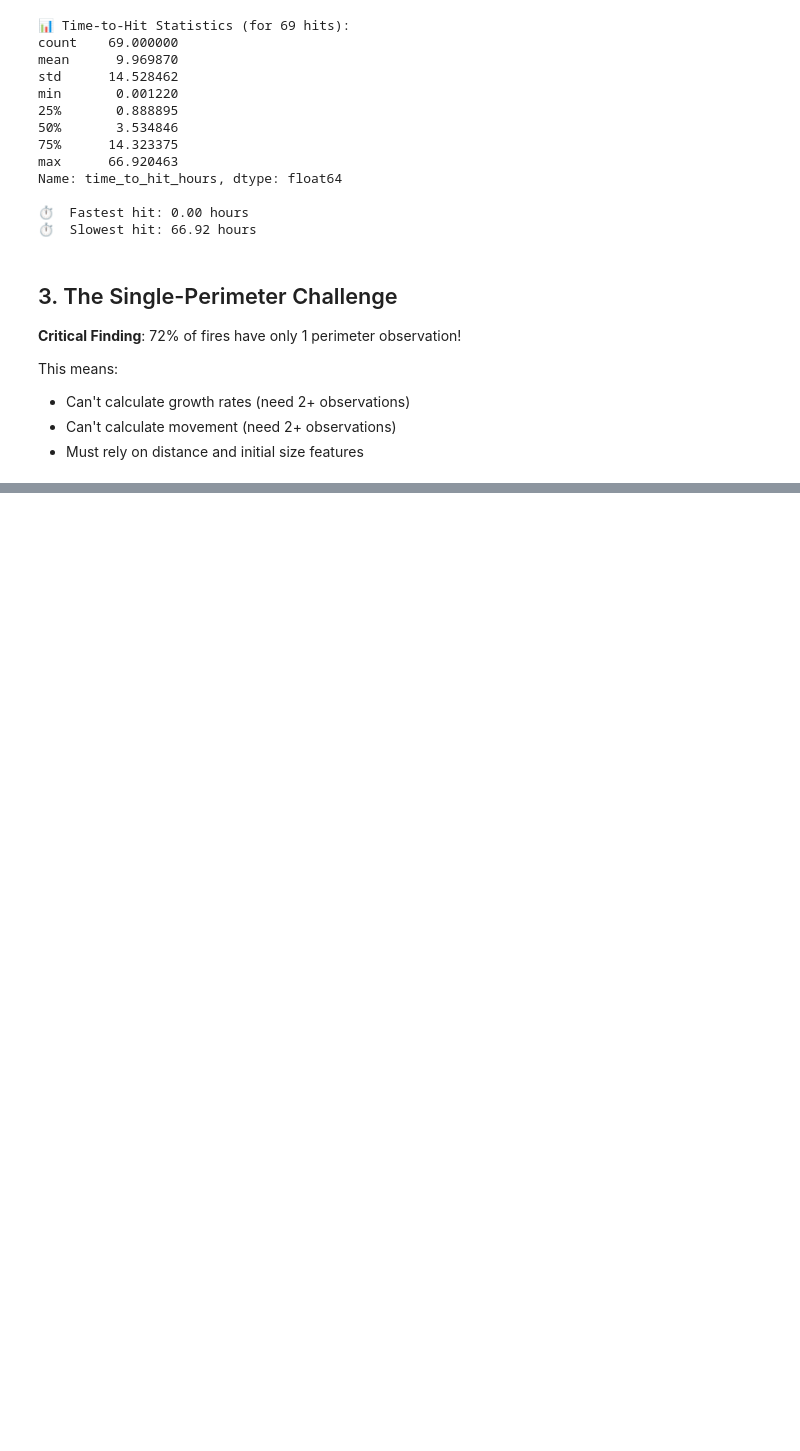
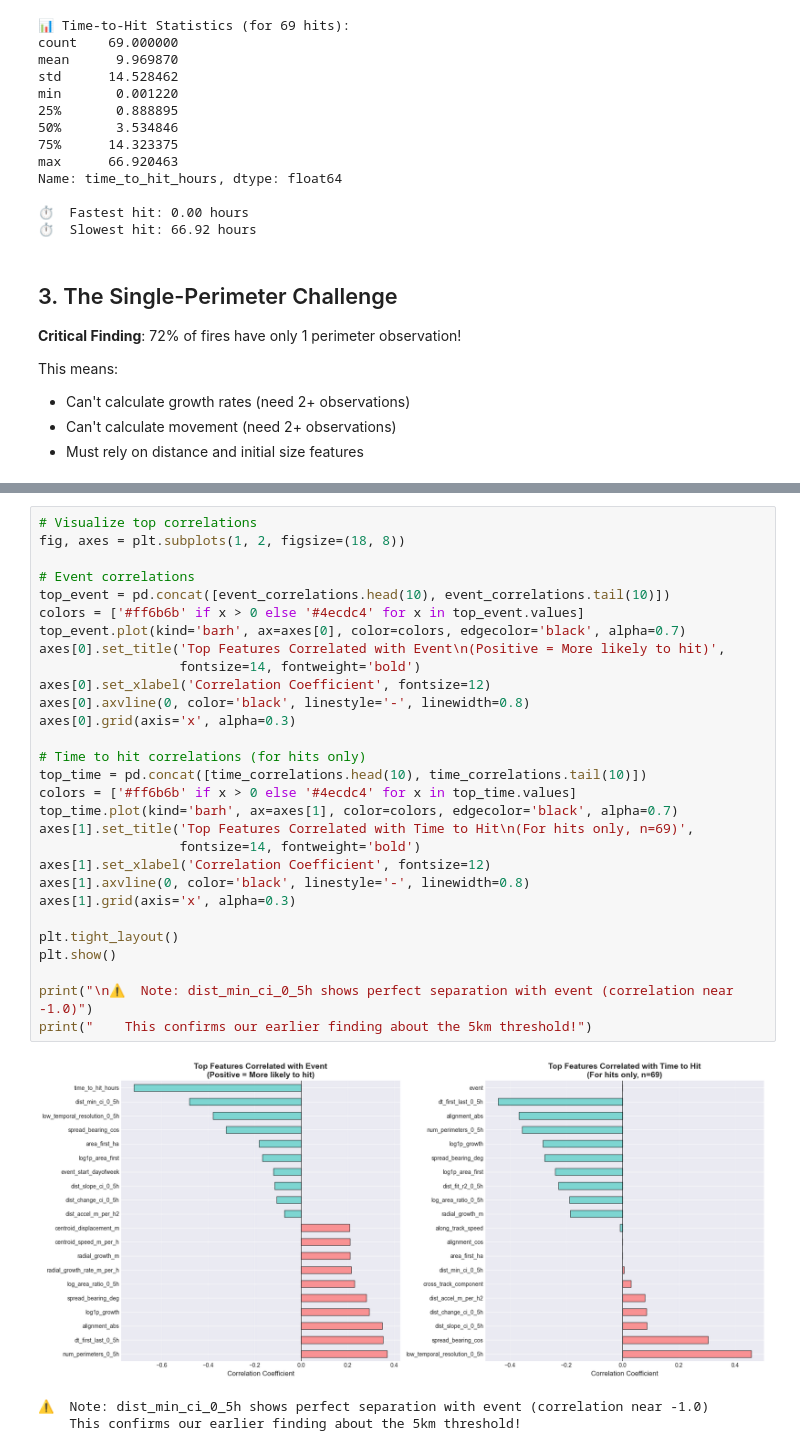
Before and after one commit to kaylenegell/WIDS-Datathon-2026, a Jupyter notebook: keely-eda/exploratory_data_analysis.ipynb, the cells around one changed output, grey strips where cells are left out. Cells and saved outputs as stored; diff of their text form; blank space fills up the shorter version.

```diff
--- a/keely-eda/exploratory_data_analysis.ipynb
+++ b/keely-eda/exploratory_data_analysis.ipynb
@@ -345,0 +927,33 @@ print(f"\n🎯 Fires that hit are MUCH closer on average!")
+# %%
+# Visualize top correlations
+fig, axes = plt.subplots(1, 2, figsize=(18, 8))
+
+# Event correlations
+top_event = pd.concat([event_correlations.head(10), event_correlations.tail(10)])
+colors = ['#ff6b6b' if x > 0 else '#4ecdc4' for x in top_event.values]
+top_event.plot(kind='barh', ax=axes[0], color=colors, edgecolor='black', alpha=0.7)
+axes[0].set_title('Top Features Correlated with Event\n(Positive = More likely to hit)',
+                  fontsize=14, fontweight='bold')
+axes[0].set_xlabel('Correlation Coefficient', fontsize=12)
+axes[0].axvline(0, color='black', linestyle='-', linewidth=0.8)
+axes[0].grid(axis='x', alpha=0.3)
+
+# Time to hit correlations (for hits only)
+top_time = pd.concat([time_correlations.head(10), time_correlations.tail(10)])
+colors = ['#ff6b6b' if x > 0 else '#4ecdc4' for x in top_time.values]
+top_time.plot(kind='barh', ax=axes[1], color=colors, edgecolor='black', alpha=0.7)
+axes[1].set_title('Top Features Correlated with Time to Hit\n(For hits only, n=69)',
+                  fontsize=14, fontweight='bold')
+axes[1].set_xlabel('Correlation Coefficient', fontsize=12)
+axes[1].axvline(0, color='black', linestyle='-', linewidth=0.8)
+axes[1].grid(axis='x', alpha=0.3)
+
+plt.tight_layout()
+plt.show()
+
+print("\n⚠️  Note: dist_min_ci_0_5h shows perfect separation with event (correlation near -1.0)")
+print("    This confirms our earlier finding about the 5km threshold!")
+# %% [output]
+[figure, added]
+⚠️  Note: dist_min_ci_0_5h shows perfect separation with event (correlation near -1.0)
+    This confirms our earlier finding about the 5km threshold!
```
Also changed, not shown: parts of 23 cells of this notebook, 2 other files.
